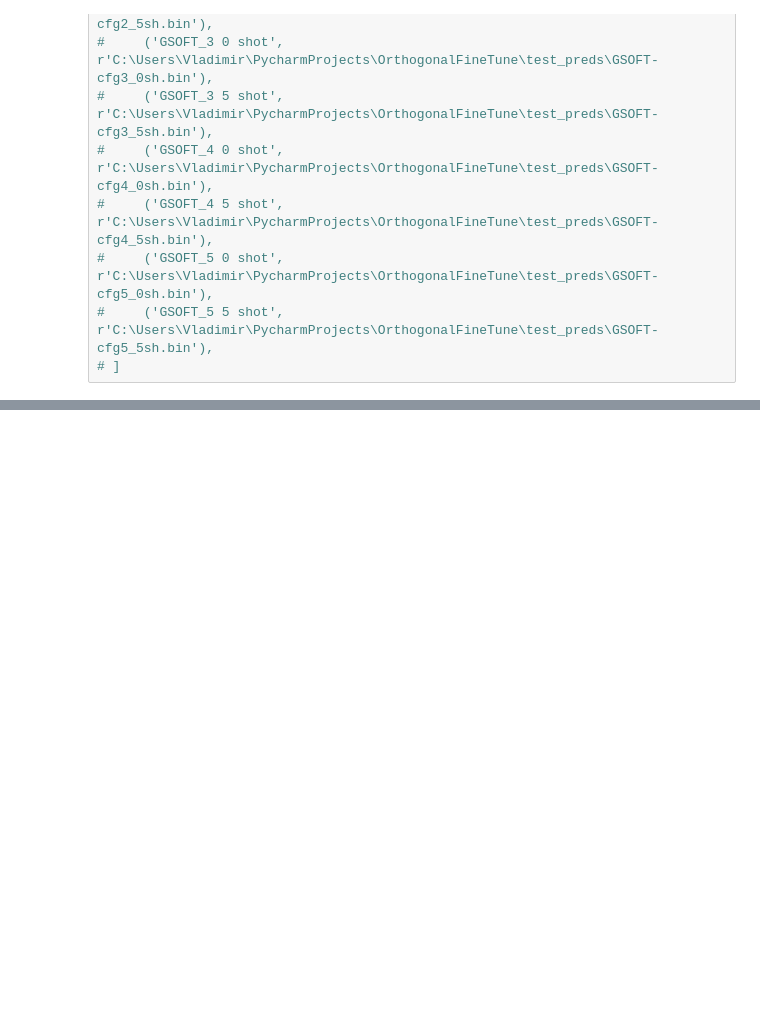
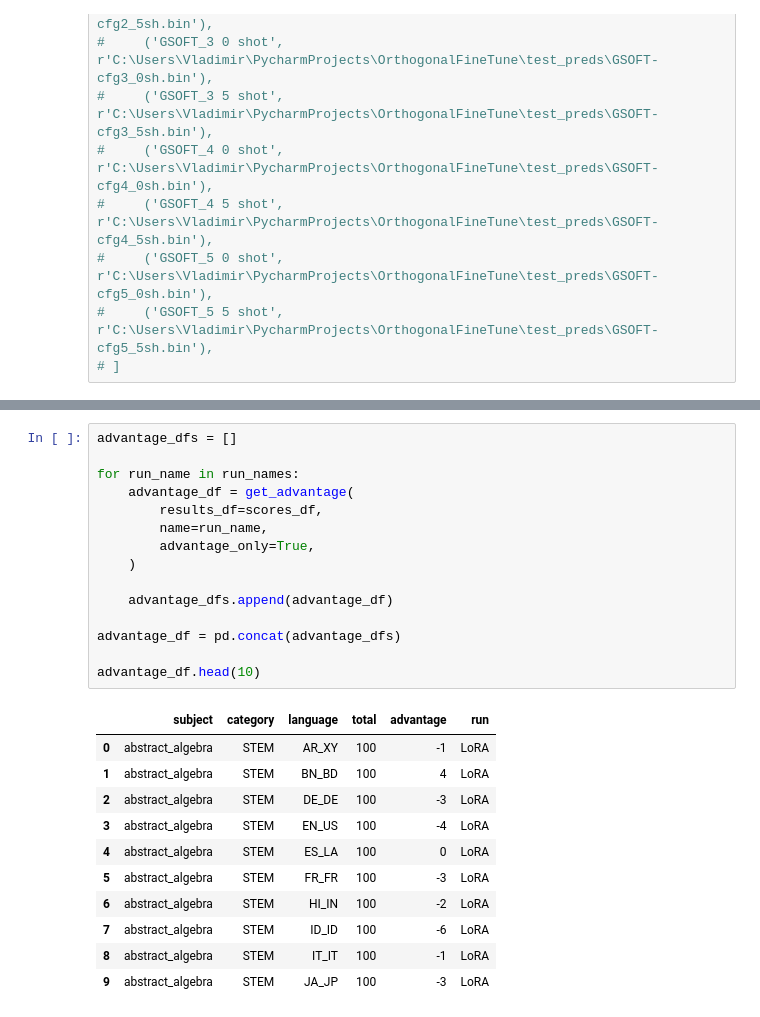
Before and after one commit to Bogachevv/OrthogonalFineTune, a Jupyter notebook: view_preds.ipynb, the cells around one changed output, grey strips where cells are left out. Cells and saved outputs as stored; diff of their text form; blank space fills up the shorter version.

```diff
--- a/view_preds.ipynb
+++ b/view_preds.ipynb
@@ -232,0 +187,27 @@ Shape: (96, 4)
+# %%
+advantage_dfs = []
+
+for run_name in run_names:
+    advantage_df = get_advantage(
+        results_df=scores_df,
+        name=run_name,
+        advantage_only=True,
+    )
+
+    advantage_dfs.append(advantage_df)
+
+advantage_df = pd.concat(advantage_dfs)
+
+advantage_df.head(10)
+# %% [output]
+|  | subject | category | language | total | advantage | run |
+| 0 | abstract_algebra | STEM | AR_XY | 100 | -1 | LoRA |
+| 1 | abstract_algebra | STEM | BN_BD | 100 | 4 | LoRA |
+| 2 | abstract_algebra | STEM | DE_DE | 100 | -3 | LoRA |
+| 3 | abstract_algebra | STEM | EN_US | 100 | -4 | LoRA |
+| 4 | abstract_algebra | STEM | ES_LA | 100 | 0 | LoRA |
+| 5 | abstract_algebra | STEM | FR_FR | 100 | -3 | LoRA |
+| 6 | abstract_algebra | STEM | HI_IN | 100 | -2 | LoRA |
+| 7 | abstract_algebra | STEM | ID_ID | 100 | -6 | LoRA |
+| 8 | abstract_algebra | STEM | IT_IT | 100 | -1 | LoRA |
+| 9 | abstract_algebra | STEM | JA_JP | 100 | -3 | LoRA |
```
Also changed, not shown: parts of 26 cells of this notebook.
